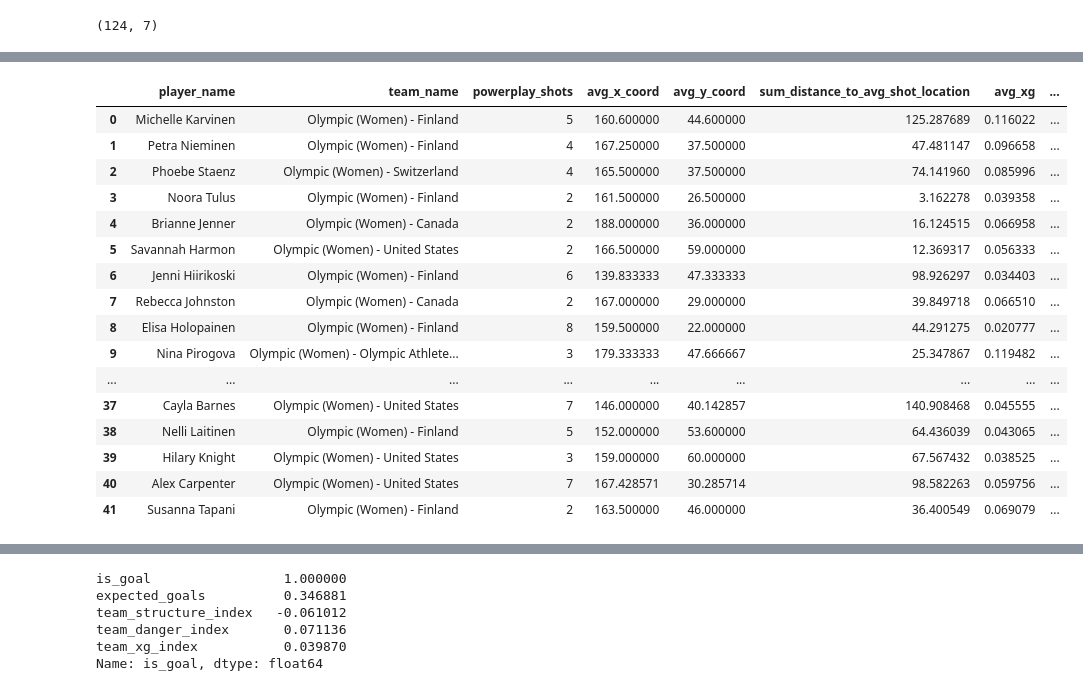
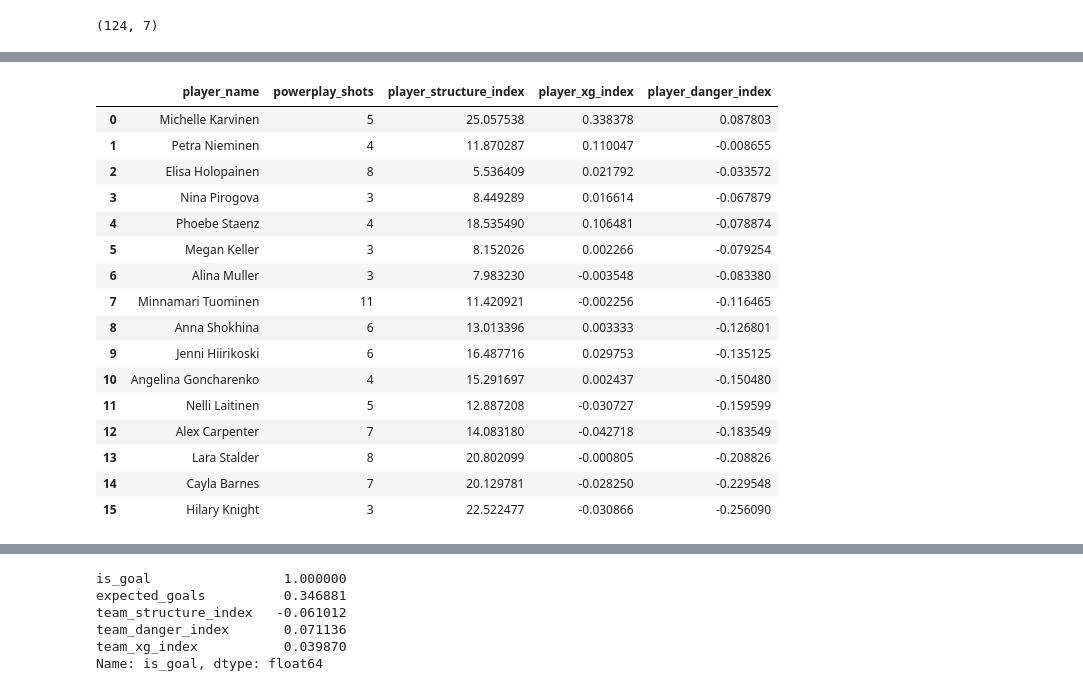
Before and after one commit to TK5-Tim/Big-Data-Cup, a Jupyter notebook: 2022/powerplay_structure_index.ipynb, the cells around one changed output, grey strips where cells are left out. Saved outputs shown, nothing was run; the diff lists cells and outputs as text; code cells hidden in the pictures.

```diff
--- a/2022/powerplay_structure_index.ipynb
+++ b/2022/powerplay_structure_index.ipynb
@@ -321,40 +279,42 @@ Team xG Index = $$\frac{SUM(SUM(SUM (Shots) * Player xG Index)}{SUM(Shots)}$$
 Team Danger Index = $$\frac{SUM(SUM(SUM (Shots) * Player xG Index)}{SUM(Shots)} - \frac{SUM(SUM(Shots) * Player Structure Index) }{SUM(Shots) * 1000}$$
 # %%
 df_player_index = pd.read_sql('''
-SELECT player_name, team_name, powerplay_shots, avg_x_coord, avg_y_coord, sum_distance_to_avg_shot_location, avg_xg, sum_distance_to_avg_shot_location / powerplay_shots player_structure_index, sum_diff_avg_xg / powerplay_shots player_xg_index, (sum_diff_avg_xg / powerplay_shots) - (sum_distance_to_avg_shot_location / (powerplay_shots * 10000)) player_danger_index
+SELECT player_name, team_name, powerplay_shots, avg_x_coord, avg_y_coord, sum_distance_to_avg_shot_location, avg_xg, sum_distance_to_avg_shot_location / powerplay_shots player_structure_index, sum_diff_avg_xg / powerplay_shots player_xg_index, (sum_diff_avg_xg / powerplay_shots) - (sum_distance_to_avg_shot_location / (powerplay_shots * 100)) player_danger_index
 FROM
-(SELECT player_name, team_name, COUNT(player_name) powerplay_shots, AVG(x_coord) avg_x_coord, AVG(y_coord) avg_y_coord, SUM(distance) sum_distance_to_avg_shot_location, SUM(diff_avg_xg) sum_diff_avg_xg, avg_xg
+(SELECT player_name, team_name, COUNT(player_name) powerplay_shots, AVG(x_coord) avg_x_coord, AVG(y_coord) avg_y_coord, SUM(distance) sum_distance_to_avg_shot_location, SUM(diff_avg_xg) sum_diff_avg_xg, avg_xg avg_xg
 FROM (
     SELECT player_name, team_name, x_coord, y_coord, avg_x_coord, avg_y_coord, SQRT((x_coord - avg_x_coord) * (x_coord - avg_x_coord) + (y_coord - avg_y_coord) * (y_coord - avg_y_coord)) distance, avg_xg, diff_avg_xg
     FROM pbp_shots
 LEFT JOIN (
     SELECT player_name, COUNT(player_name) powerplay_shots, AVG(x_coord) avg_x_coord, AVG(y_coord) avg_y_coord, AVG(expected_goals) avg_xg, expected_goals - AVG(expected_goals) diff_avg_xg  FROM pbp_shots WHERE strength_state > 0 GROUP BY player_name
     )
 USING (player_name)
 WHERE strength_state > 0
 )
 GROUP BY player_name
 )
+WHERE powerplay_shots >= 3
+
 ORDER BY player_danger_index DESC;
 ''',conn)
-df_player_index
+df_player_index[['player_name', 'powerplay_shots', 'player_structure_index', 'player_xg_index', 'player_danger_index']]
 # %% [output]
-|  | player_name | team_name | powerplay_shots | avg_x_coord | avg_y_coord | sum_distance_to_avg_shot_location | avg_xg | ... |
-| 0 | Michelle Karvinen | Olympic (Women) - Finland | 5 | 160.600000 | 44.600000 | 125.287689 | 0.116022 | ... |
-| 1 | Petra Nieminen | Olympic (Women) - Finland | 4 | 167.250000 | 37.500000 | 47.481147 | 0.096658 | ... |
-| 2 | Phoebe Staenz | Olympic (Women) - Switzerland | 4 | 165.500000 | 37.500000 | 74.141960 | 0.085996 | ... |
-| 3 | Noora Tulus | Olympic (Women) - Finland | 2 | 161.500000 | 26.500000 | 3.162278 | 0.039358 | ... |
-| 4 | Brianne Jenner | Olympic (Women) - Canada | 2 | 188.000000 | 36.000000 | 16.124515 | 0.066958 | ... |
-| 5 | Savannah Harmon | Olympic (Women) - United States | 2 | 166.500000 | 59.000000 | 12.369317 | 0.056333 | ... |
-| 6 | Jenni Hiirikoski | Olympic (Women) - Finland | 6 | 139.833333 | 47.333333 | 98.926297 | 0.034403 | ... |
-| 7 | Rebecca Johnston | Olympic (Women) - Canada | 2 | 167.000000 | 29.000000 | 39.849718 | 0.066510 | ... |
-| 8 | Elisa Holopainen | Olympic (Women) - Finland | 8 | 159.500000 | 22.000000 | 44.291275 | 0.020777 | ... |
-| 9 | Nina Pirogova | Olympic (Women) - Olympic Athlete... | 3 | 179.333333 | 47.666667 | 25.347867 | 0.119482 | ... |
-| ... | ... | ... | ... | ... | ... | ... | ... | ... |
-| 37 | Cayla Barnes | Olympic (Women) - United States | 7 | 146.000000 | 40.142857 | 140.908468 | 0.045555 | ... |
-| 38 | Nelli Laitinen | Olympic (Women) - Finland | 5 | 152.000000 | 53.600000 | 64.436039 | 0.043065 | ... |
-| 39 | Hilary Knight | Olympic (Women) - United States | 3 | 159.000000 | 60.000000 | 67.567432 | 0.038525 | ... |
-| 40 | Alex Carpenter | Olympic (Women) - United States | 7 | 167.428571 | 30.285714 | 98.582263 | 0.059756 | ... |
-| 41 | Susanna Tapani | Olympic (Women) - Finland | 2 | 163.500000 | 46.000000 | 36.400549 | 0.069079 | ... |
+|  | player_name | powerplay_shots | player_structure_index | player_xg_index | player_danger_index |
+| 0 | Michelle Karvinen | 5 | 25.057538 | 0.338378 | 0.087803 |
+| 1 | Petra Nieminen | 4 | 11.870287 | 0.110047 | -0.008655 |
+| 2 | Elisa Holopainen | 8 | 5.536409 | 0.021792 | -0.033572 |
+| 3 | Nina Pirogova | 3 | 8.449289 | 0.016614 | -0.067879 |
+| 4 | Phoebe Staenz | 4 | 18.535490 | 0.106481 | -0.078874 |
+| 5 | Megan Keller | 3 | 8.152026 | 0.002266 | -0.079254 |
+| 6 | Alina Muller | 3 | 7.983230 | -0.003548 | -0.083380 |
+| 7 | Minnamari Tuominen | 11 | 11.420921 | -0.002256 | -0.116465 |
+| 8 | Anna Shokhina | 6 | 13.013396 | 0.003333 | -0.126801 |
+| 9 | Jenni Hiirikoski | 6 | 16.487716 | 0.029753 | -0.135125 |
+| 10 | Angelina Goncharenko | 4 | 15.291697 | 0.002437 | -0.150480 |
+| 11 | Nelli Laitinen | 5 | 12.887208 | -0.030727 | -0.159599 |
+| 12 | Alex Carpenter | 7 | 14.083180 | -0.042718 | -0.183549 |
+| 13 | Lara Stalder | 8 | 20.802099 | -0.000805 | -0.208826 |
+| 14 | Cayla Barnes | 7 | 20.129781 | -0.028250 | -0.229548 |
+| 15 | Hilary Knight | 3 | 22.522477 | -0.030866 | -0.256090 |
 # %%
 df_team_index = pd.read_sql('''
```
Also changed, not shown: parts of 25 cells of this notebook, 1 other file.
